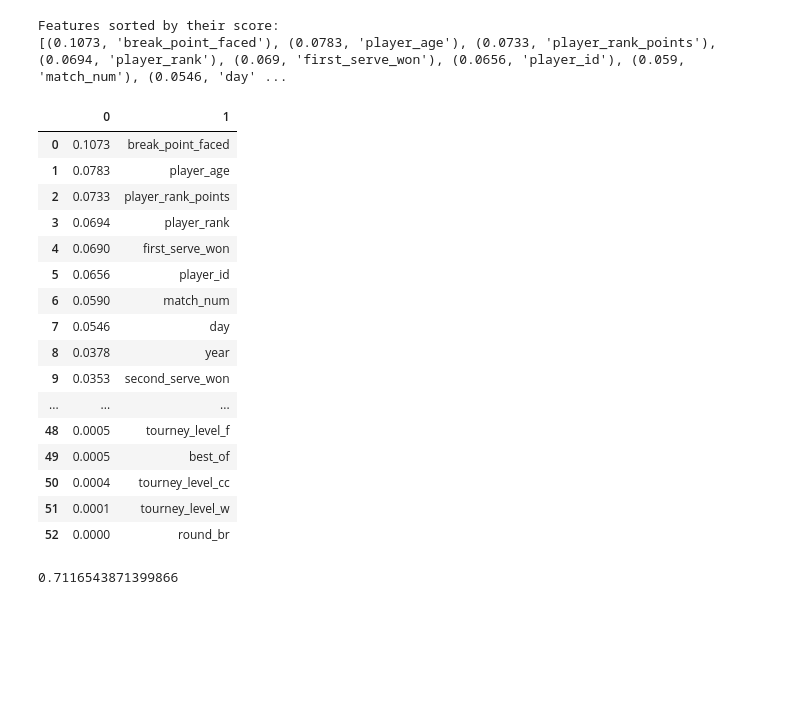
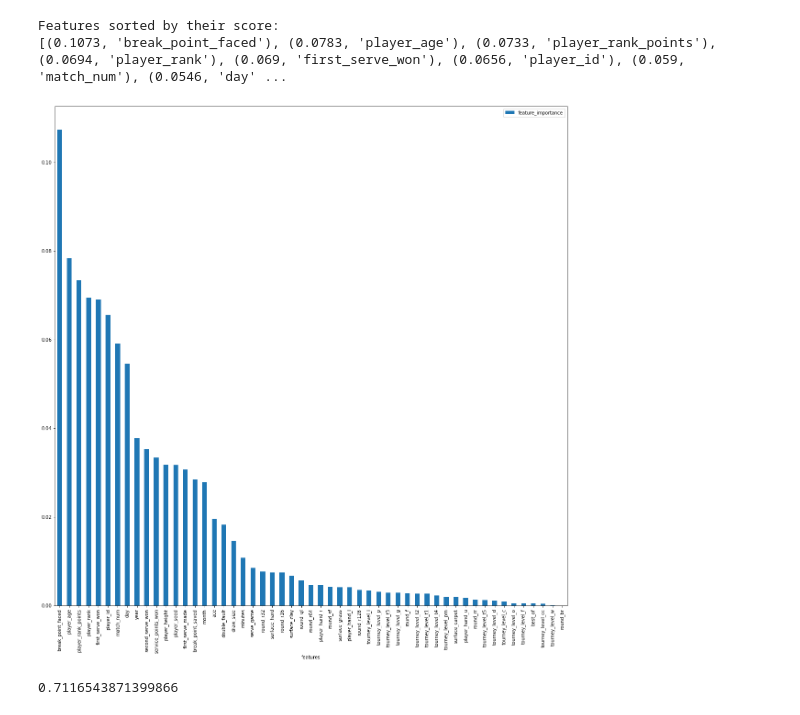
Before and after one commit to DSEI21000-S21/project-tennis-ml, a Jupyter notebook: WTA_Feature_Importance.ipynb, the cells around one changed output. Drawn from its saved outputs; the diff is of its cells as text; code cells hidden in the pictures; blank space fills up the shorter version.

Commit message:
update wta_feature importance notebook

```diff
--- a/WTA_Feature_Importance.ipynb
+++ b/WTA_Feature_Importance.ipynb
@@ -70,25 +70,11 @@ Features sorted by their score:
 feature_importance = sorted(zip(map(lambda x: round(x, 4), rf.feature_importances_), names),
              reverse=True)
 # %%
-pd.DataFrame(feature_importance)
+df = pd.DataFrame(feature_importance, columns=["feature_importance", "features"])
+df.plot.bar(x="features", y = "feature_importance", figsize=(20,20))
+plt.show()
 # %% [output]
-|  | 0 | 1 |
-| 0 | 0.1073 | break_point_faced |
-| 1 | 0.0783 | player_age |
-| 2 | 0.0733 | player_rank_points |
-| 3 | 0.0694 | player_rank |
-| 4 | 0.0690 | first_serve_won |
-| 5 | 0.0656 | player_id |
-| 6 | 0.0590 | match_num |
-| 7 | 0.0546 | day |
-| 8 | 0.0378 | year |
-| 9 | 0.0353 | second_serve_won |
-| ... | ... | ... |
-| 48 | 0.0005 | tourney_level_f |
-| 49 | 0.0005 | best_of |
-| 50 | 0.0004 | tourney_level_cc |
-| 51 | 0.0001 | tourney_level_w |
-| 52 | 0.0000 | round_br |
+[figure, added]
 # %%
 accuracy_score(y_test, rf.predict(X_test))
 # %% [output]
```
Also changed, not shown: parts of 4 cells of this notebook.
